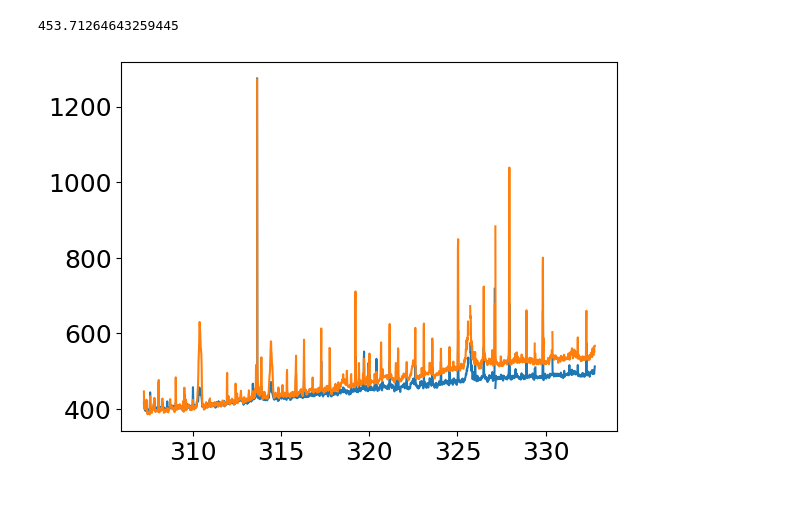
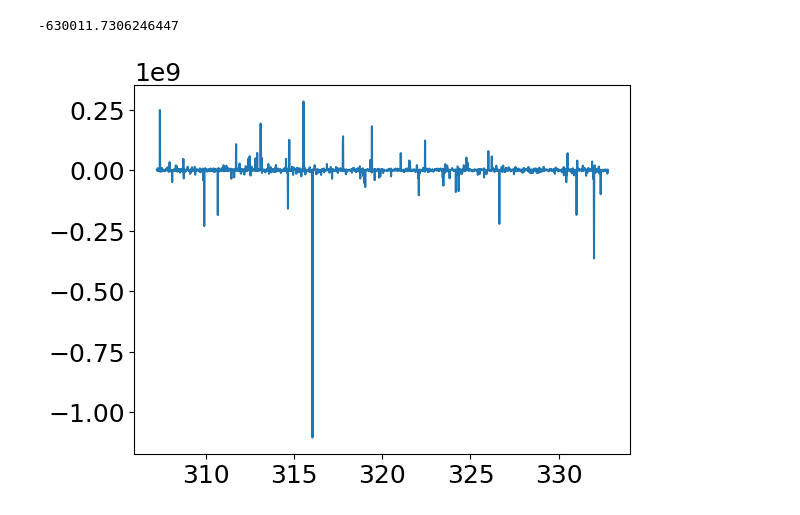
Before and after one commit to jnthek/diy_radiometer, a Jupyter notebook: pluto_radiometer/Calibrate_spectrum.ipynb, the cells around one changed output. Saved outputs shown, nothing was run; the diff lists cells and outputs as text; code cells hidden in the pictures.

Commit message:
Some tests on RFI, looks like it is a ground loop between arduino and the box

```diff
--- a/pluto_radiometer/Calibrate_spectrum.ipynb
+++ b/pluto_radiometer/Calibrate_spectrum.ipynb
@@ -13,8 +13,16 @@ plt.rcParams.update({'font.size': 18})
 # h5_file = "20250125-172644_pluto_3state.h5" #No signalling, cable disconnected
 # h5_file = "20250125-173034_pluto_3state.h5" #No signalling, cable disconnected, internal COLD load
 # h5_file = "20250125-174430_pluto_3state.h5" #Normal connections, but box left open !
+
 # h5_file = "20250126-063950_pluto_3state.h5" #Normal conditions
-h5_file = "20250126-064405_pluto_3state.h5"
+# h5_file = "20250126-064405_pluto_3state.h5" #Normal conditions, but with a ground short between ip BNC and power supply
+# h5_file = "20250126-064724_pluto_3state.h5" #Frist acq with gain set to 40, same short between BNC and PS GND
+# h5_file = "20250126-065211_pluto_3state.h5" #Same as above, short moved to a screw on the box
+# h5_file = "20250126-065622_pluto_3state.h5" #No switching, short still between screw and PS GND
+# h5_file = "20250126-070124_pluto_3state.h5" #Same as above, but laptop power removed and DC pin unplugged
+# h5_file = "20250126-070511_pluto_3state.h5" #short moved to MCL DC terminal, no laptop power, MCL amp (unpowered) connected
+# h5_file = "20250126-070835_pluto_3state.h5" #MCL amp on
+h5_file = "20250126-071439_pluto_3state.h5" #BNC termination (irrelevant), internal COLD load, no switching, no GND short, laptop powered, 15 minutes long run
 # %%
 print ("Reading",h5_file)
 hf = h5py.File(h5_file, 'r')
@@ -127,13 +144,13 @@ mean_hot_spectrum = np.ma.mean(hot_calibrated, axis=0)
 # %%
 edge_chans = int(1000)
 
 plt.figure()
 plt.plot(freq[edge_chans:-edge_chans], mean_ant_spectrum[edge_chans:-edge_chans])
-plt.plot(freq[edge_chans:-edge_chans], mean_cold_spectrum[edge_chans:-edge_chans])
+# plt.plot(freq[edge_chans:-edge_chans], mean_cold_spectrum[edge_chans:-edge_chans])
 
 
 mean_ant_temp = np.ma.mean(mean_ant_spectrum[edge_chans:-edge_chans])
 print (mean_ant_temp)
 # %% [output]
-453.71264643259445
+-630011.7306246447
-[figure, old version]
+[figure, new version]
```
Also changed, not shown: parts of 5 cells of this notebook, 1 other file.
